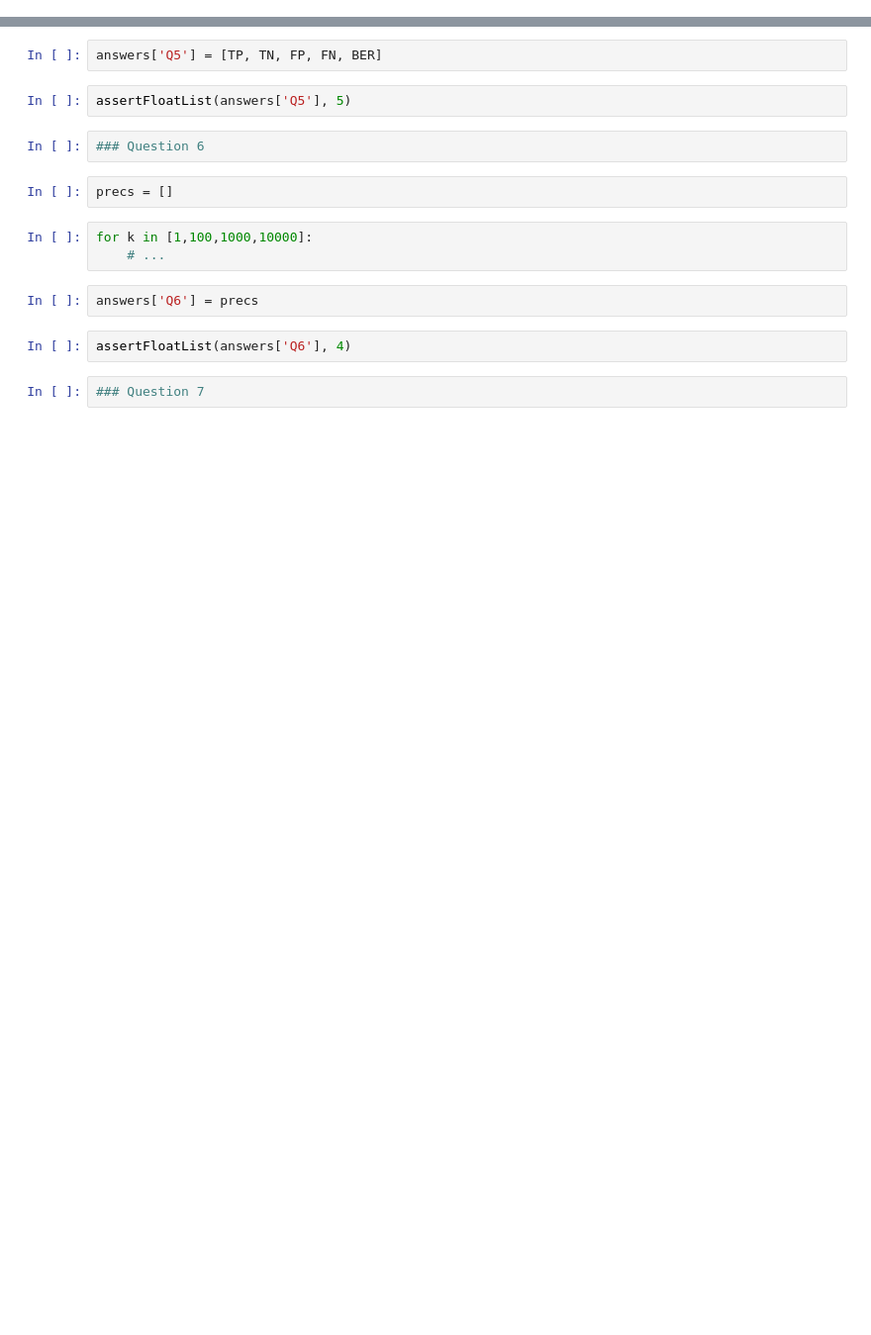
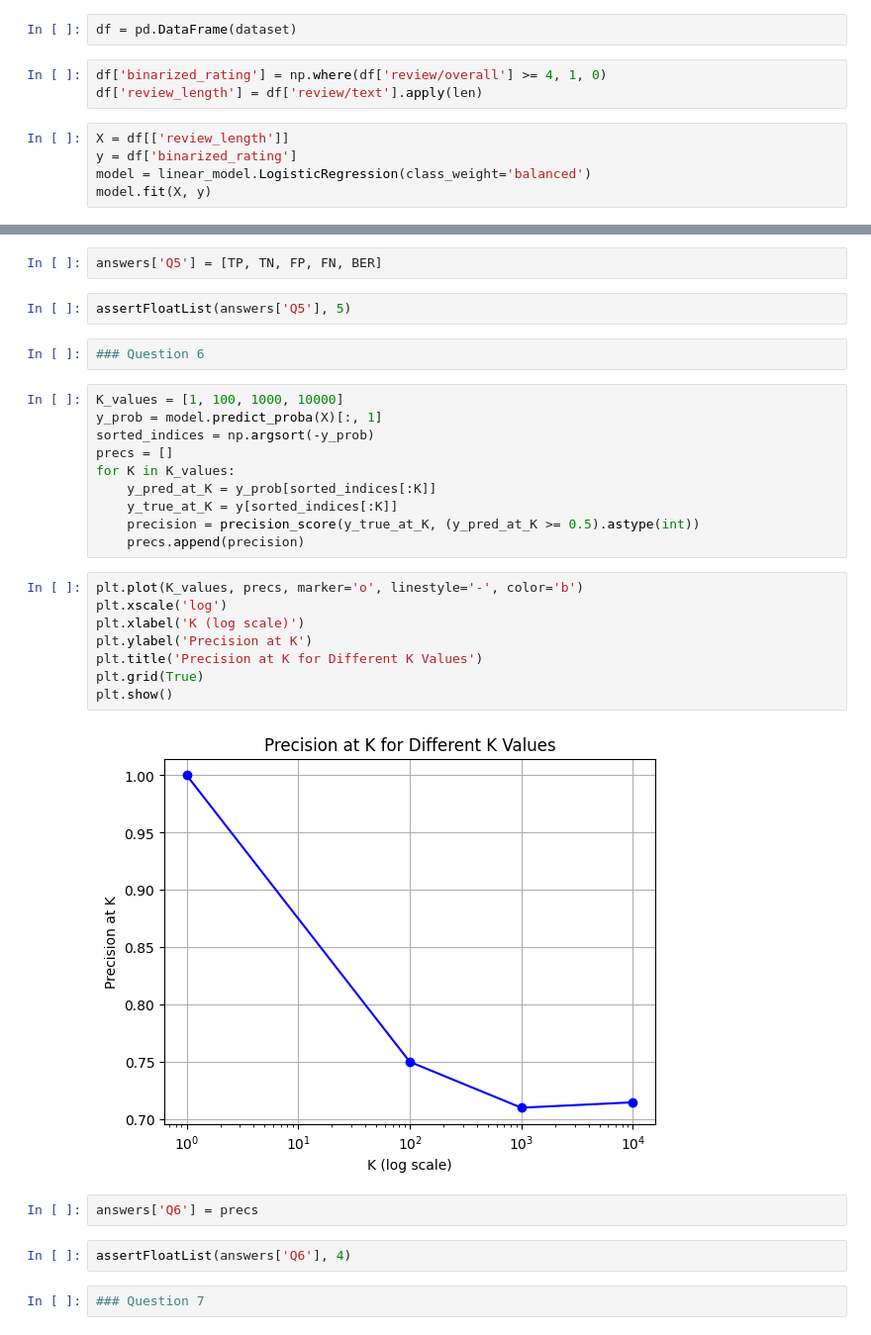
Before and after one commit to jonathanlo411/cse151a, a Jupyter notebook: hw1/hw1.ipynb, the cells around one changed output, grey strips where cells are left out. Shown: that part at 99% size. Drawn from its saved outputs; the diff is of its cells as text; blank space fills up the shorter version.

```diff
--- a/hw1/hw1.ipynb
+++ b/hw1/hw1.ipynb
@@ -133,0 +155,10 @@ y =
+# %%
+df = pd.DataFrame(dataset)
+# %%
+df['binarized_rating'] = np.where(df['review/overall'] >= 4, 1, 0)
+df['review_length'] = df['review/text'].apply(len)
+# %%
+X = df[['review_length']]
+y = df['binarized_rating']
+model = linear_model.LogisticRegression(class_weight='balanced')
+model.fit(X, y)
@@ -144,11 +179,26 @@ answers['Q5'] = [TP, TN, FP, FN, BER]
 assertFloatList(answers['Q5'], 5)
 # %%
 ### Question 6
-# %%
-precs = []
-# %%
-for k in [1,100,1000,10000]:
-    # ...
+# %%
+K_values = [1, 100, 1000, 10000]
+y_prob = model.predict_proba(X)[:, 1]
+sorted_indices = np.argsort(-y_prob)
+precs = []
+for K in K_values:
+    y_pred_at_K = y_prob[sorted_indices[:K]]
+    y_true_at_K = y[sorted_indices[:K]]
+    precision = precision_score(y_true_at_K, (y_pred_at_K >= 0.5).astype(int))
+    precs.append(precision)
+# %%
+plt.plot(K_values, precs, marker='o', linestyle='-', color='b')
+plt.xscale('log')
+plt.xlabel('K (log scale)')
+plt.ylabel('Precision at K')
+plt.title('Precision at K for Different K Values')
+plt.grid(True)
+plt.show()
+# %% [output]
+[figure, added]
 # %%
 answers['Q6'] = precs
 # %%
```
Also changed, not shown: parts of 24 cells of this notebook, 1 other file.
